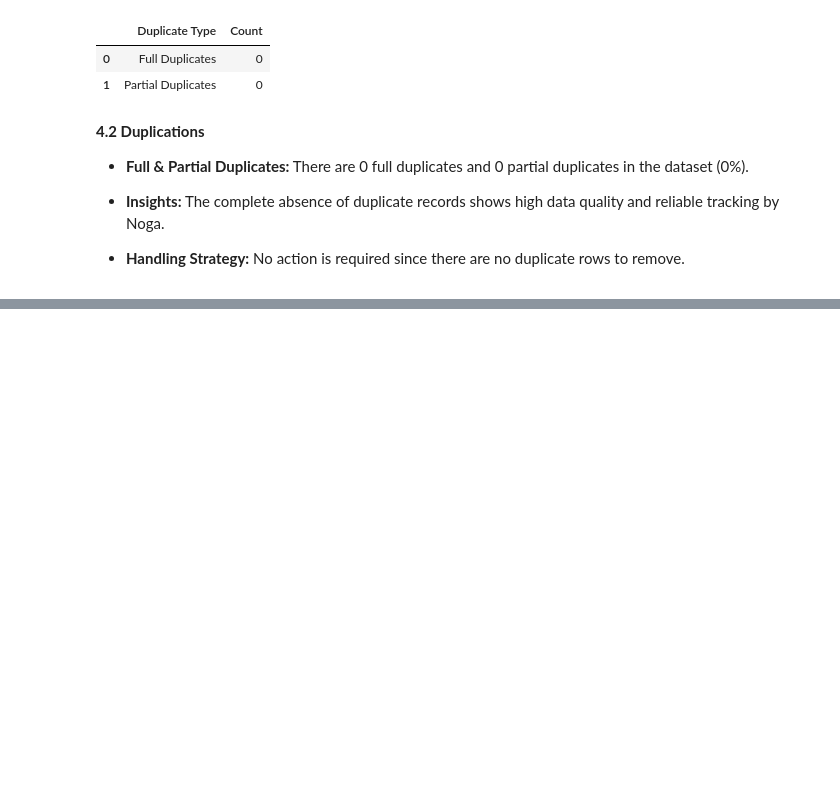
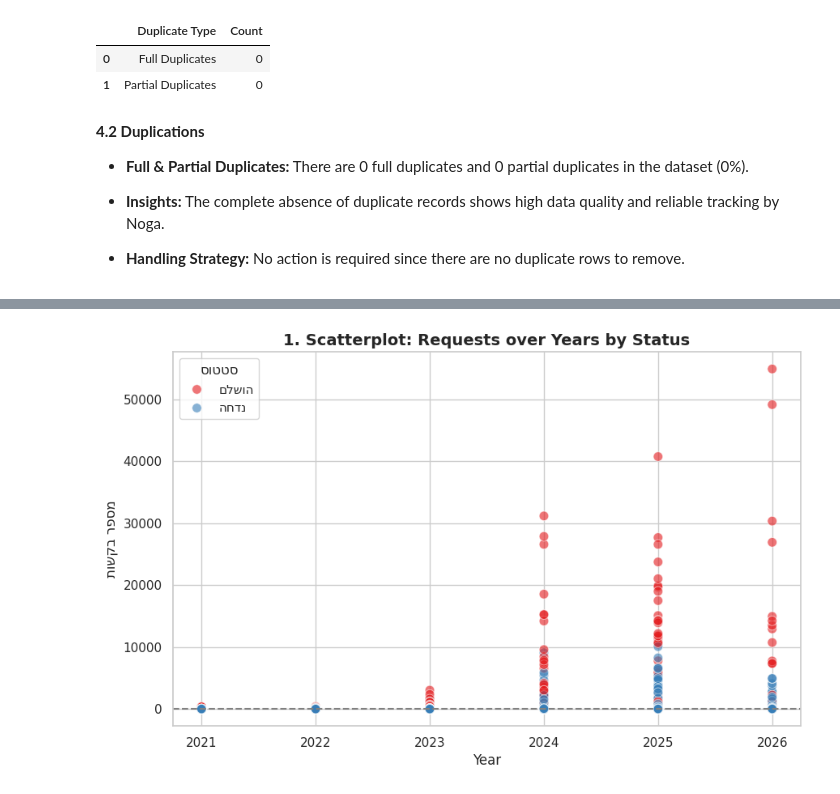
Before and after one commit to idoalltime-glitch/data-science-ex1-Ido-Wazana., a Jupyter notebook: data_science_ex1_Ido_Wazana.ipynb, the cells around one changed output, grey strips where cells are left out. Saved outputs shown, nothing was run; the diff lists cells and outputs as text; code cells hidden in the pictures; blank space fills up the shorter version.

```diff
--- a/data_science_ex1_Ido_Wazana.ipynb
+++ b/data_science_ex1_Ido_Wazana.ipynb
@@ -149,0 +636,90 @@ No action is required since there are no duplicate rows to remove.
+# %%
+!pip install python-bidi
+
+import pandas as pd
+import numpy as np
+import matplotlib.pyplot as plt
+import seaborn as sns
+from bidi.algorithm import get_display
+
+def heb(text):
+    if isinstance(text, str):
+        return get_display(text)
+    return text
+
+df.columns = df.columns.str.strip()
+
+if 'Year' not in df.columns:
+    df['Year'] = df['שנה/ חודש'].dt.year
+    df['Month'] = df['שנה/ חודש'].dt.month
+
+df['Log_Requests'] = np.log1p(df['מספר בקשות'])
+
+df_plot = df.copy()
+df_plot.columns = [heb(col) for col in df_plot.columns]
+
+cat_cols = ['סטטוס', 'סוג אסדרה', 'ביתי/ לא ביתי']
+for col in cat_cols:
+    if col in df.columns:
+        df_plot[heb(col)] = df_plot[heb(col)].apply(heb)
+
+sns.set_theme(style="whitegrid")
+
+# 1. Scatterplot
+plt.figure(figsize=(10, 6))
+sns.scatterplot(data=df_plot, x='Year', y=heb('מספר בקשות'), hue=heb('סטטוס'), alpha=0.6, palette='Set1', s=70)
+plt.title('1. Scatterplot: Requests over Years by Status', fontsize=14, fontweight='bold')
+plt.axhline(0, color='grey', linestyle='--')
+plt.show()
+print("-" * 80)
+
+# 2. Histogram
+plt.figure(figsize=(10, 6))
+sns.histplot(data=df_plot, x='Log_Requests', bins=30, kde=True, color='purple')
+plt.title('2. Histogram: Distribution of Requests (Log Scale)', fontsize=14, fontweight='bold')
+plt.show()
+print("-" * 80)
+
+# 3. Barchart
+plt.figure(figsize=(10, 6))
+sns.countplot(data=df_plot, x=heb('ביתי/ לא ביתי'), hue=heb('סטטוס'), palette='Set2')
+plt.title('3. Barchart: Sector by Status', fontsize=14, fontweight='bold')
+plt.show()
+print("-" * 80)
+
+# 4. Boxplot
+plt.figure(figsize=(10, 6))
+sns.boxplot(data=df_plot, x=heb('סטטוס'), y='Log_Requests', palette='pastel')
+plt.title('4. Boxplot: Requests (Log Scale) by Status', fontsize=14, fontweight='bold')
+plt.show()
+print("-" * 80)
+
+# 5. Violin
+plt.figure(figsize=(10, 6))
+sns.violinplot(data=df_plot, x=heb('סוג אסדרה'), y='Log_Requests', palette='muted')
+plt.title('5. Violin Plot: Requests (Log Scale) by Regulation Type', fontsize=14, fontweight='bold')
+plt.show()
+print("-" * 80)
+
+# 6. Piechart
+plt.figure(figsize=(8, 8))
+status_counts = df_plot[heb('סטטוס')].value_counts()
+plt.pie(status_counts, labels=status_counts.index, autopct='%1.1f%%', startangle=90, colors=['#ff9999','#66b3ff'], explode=(0.05, 0))
+plt.title('6. Piechart: Overall Status Distribution', fontsize=14, fontweight='bold')
+plt.show()
+print("-" * 80)
+
+# 7. Heatmap
+plt.figure(figsize=(8, 6))
+corr = df_plot[[heb('מספר בקשות'), 'Year', 'Month']].corr(method='spearman')
+sns.heatmap(corr, annot=True, cmap='coolwarm', vmin=-1, vmax=1, linewidths=1)
+plt.title('7. Heatmap: Spearman Correlation Matrix', fontsize=14, fontweight='bold')
+plt.show()
+print("-" * 80)
+
+# 8. Pairplot
+print("Generating Pairplot...")
+pairplot_fig = sns.pairplot(df_plot[[heb('מספר בקשות'), 'Year', 'Month', heb('סטטוס')]], hue=heb('סטטוס'), diag_kind='kde', palette='Set1')
+pairplot_fig.fig.suptitle('8. Pairplot of Numeric Variables', y=1.02, fontsize=16, fontweight='bold')
+plt.show()
+# %% [output]
@@ -149,0 +727 @@ No action is required since there are no duplicate rows to remove.
+[figure, added]
```
Also changed, not shown: parts of 21 cells of this notebook.
